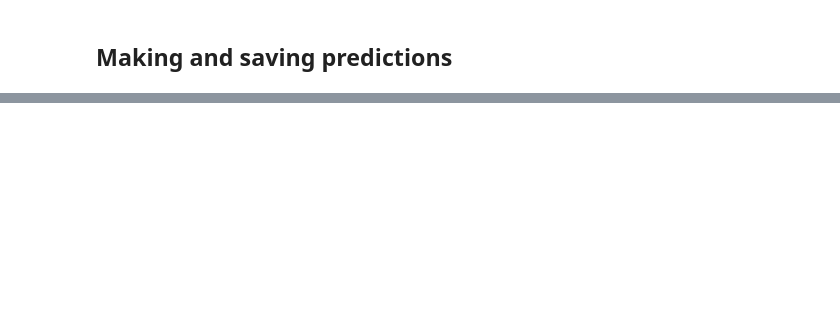
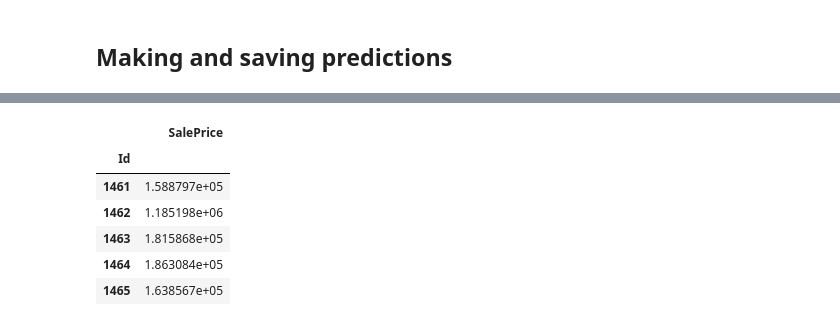
Before and after one commit to MrFlygerian/Predicting-House-Price, a Jupyter notebook: Kaggle comp Notebook.ipynb, the cells around one changed output, grey strips where cells are left out. Drawn from its saved outputs; the diff is of its cells as text; code cells hidden in the pictures; blank space fills up the shorter version.

```diff
--- a/Kaggle comp Notebook.ipynb
+++ b/Kaggle comp Notebook.ipynb
@@ -272,5 +272,14 @@ real_preds.std()
 # %%
 submission_filename = 'submission_file.csv'
 submission_df = pd.DataFrame(data = real_preds, index = Id, columns=['SalePrice'])
+submission_df.head()
+# %% [output]
+|  | SalePrice |
+| Id |  |
+| 1461 | 1.588797e+05 |
+| 1462 | 1.185198e+06 |
+| 1463 | 1.815868e+05 |
+| 1464 | 1.863084e+05 |
+| 1465 | 1.638567e+05 |
 # %%
 submission_df.to_csv(submission_filename)
```
Also changed, not shown: parts of 5 cells of this notebook.
